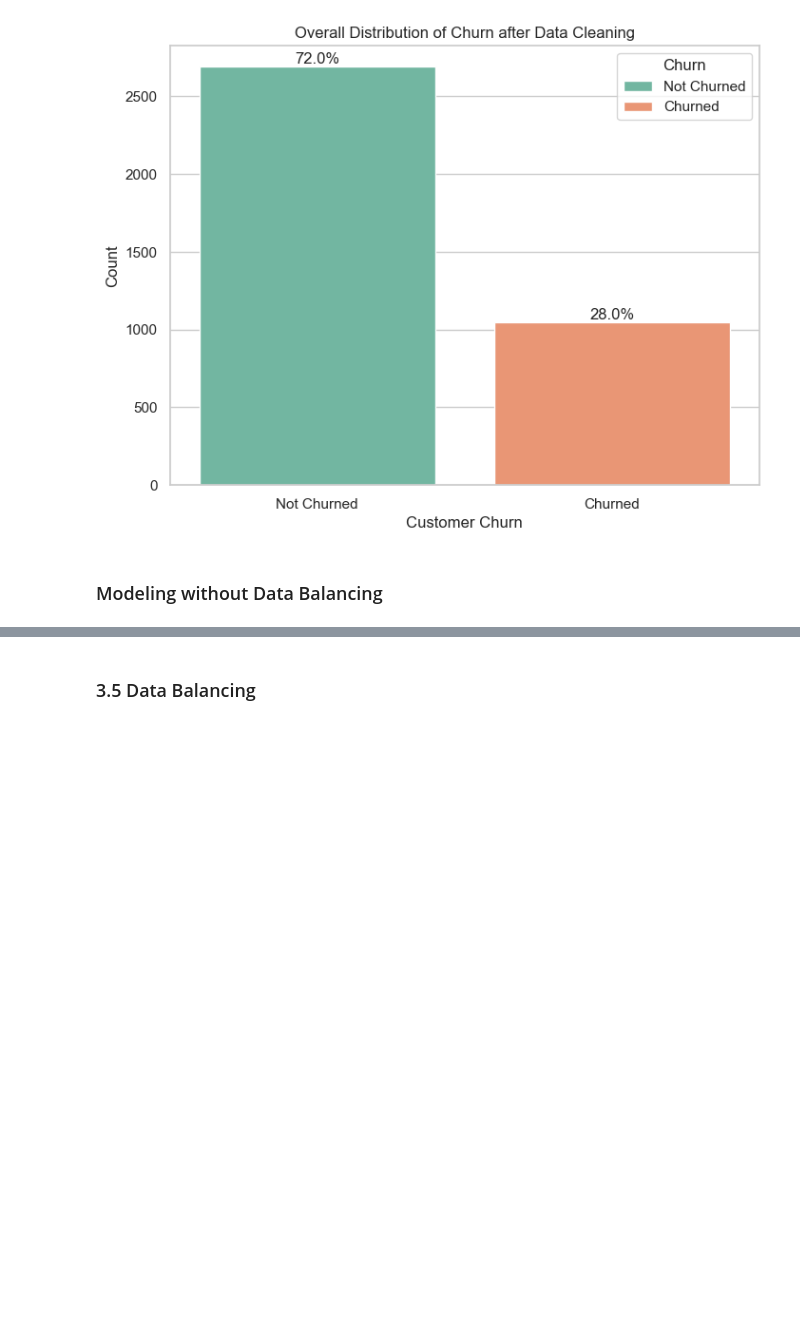
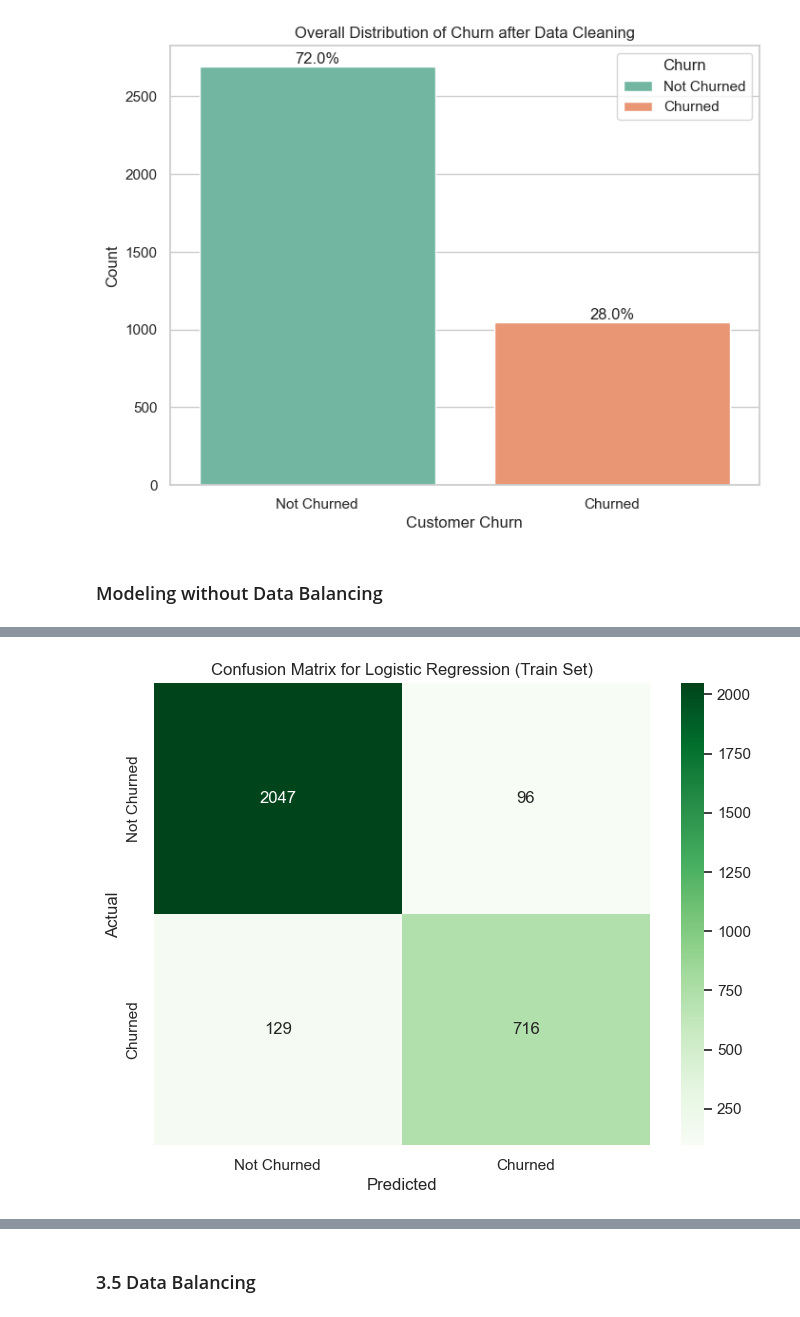
Before and after one commit to LEAN-96/Gym-Retention-Prediction, a Jupyter notebook: notebooks/gym_retention_prediction.ipynb, the cells around one changed output, grey strips where cells are left out. Saved outputs shown, nothing was run; the diff lists cells and outputs as text; code cells hidden in the pictures; blank space fills up the shorter version.

Commit message:
Updated Modeling
Added Cross-Validation Predict and changed displayed order results

```diff
--- a/notebooks/gym_retention_prediction.ipynb
+++ b/notebooks/gym_retention_prediction.ipynb
@@ -1118,0 +1003,15 @@ plt.show()
+# %%
+# Import train_test_split
+from sklearn.model_selection import train_test_split
+
+# Split the dataset without balancing
+X_train, X_test, y_train, y_test = train_test_split(X, y, test_size=0.2, random_state=42)
+# %%
+from sklearn.preprocessing import StandardScaler
+
+# Initialize StandardScaler
+scaler = StandardScaler()
+
+# Apply scaling
+X_train[numerical_features] = scaler.fit_transform(X_train[numerical_features])
+X_test[numerical_features] = scaler.transform(X_test[numerical_features])
@@ -1118,0 +1052,68 @@ plt.show()
+# %%
+# Initialize dictionaries
+cross_val_results = {}
+classification_reports = {}
+
+# Train and evaluate models using the pipelines
+for name, pipeline in pipelines.items():
+    print(f"Training {name}...")
+
+    # Fit the pipeline on training data
+    pipeline.fit(X_train, y_train)
+
+    # Predictions on training set
+    y_train_pred = pipeline.predict(X_train)
+
+    # Predictions on test set
+    y_test_pred = pipeline.predict(X_test)
+
+    # Classification report for training and test sets
+    print(f"\n{name} - Training Set Classification Report:")
+    print(classification_report(y_train, y_train_pred))
+
+    print(f"\n{name} - Test Set Classification Report:")
+    print(classification_report(y_test, y_test_pred))
+
+    # Cross-validation scores for training and test sets
+    y_train_cv_pred = cross_val_predict(pipeline, X_train, y_train, cv=5)
+    y_test_cv_pred = cross_val_predict(pipeline, X_test, y_test, cv=5)
+
+    cv_train_scores = cross_val_score(pipeline, X_train, y_train, cv=5)
+    cv_test_scores = cross_val_score(pipeline, X_test, y_test, cv=5)
+
+    cross_val_results[name] = {
+        'train': cv_train_scores,
+        'test': cv_test_scores
+    }
+
+    print(f"\n{name} - Cross-Validation Accuracy (Training Set): {cv_train_scores.mean():.2f}")
+    print(f"{name} - Cross-Validation Accuracy (Test Set): {cv_test_scores.mean():.2f}")
+
+    # Confusion matrix visualization for training set
+    cm_train = confusion_matrix(y_train, y_train_pred)
+    plt.figure(figsize=(8, 6))
+    sns.heatmap(cm_train, annot=True, fmt='d', cmap='Greens', xticklabels=['Not Churned', 'Churned'], yticklabels=['Not Churned', 'Churned'])
+    plt.title(f"Confusion Matrix for {name} (Train Set)")
+    plt.xlabel('Predicted')
+    plt.ylabel('Actual')
+    plt.show()
+
+    # Confusion matrix visualization for test set
+    cm_test = confusion_matrix(y_test, y_test_pred)
+    plt.figure(figsize=(8, 6))
+    sns.heatmap(cm_test, annot=True, fmt='d', cmap='Blues', xticklabels=['Not Churned', 'Churned'], yticklabels=['Not Churned', 'Churned'])
+    plt.title(f"Confusion Matrix for {name} (Test Set)")
+    plt.xlabel('Predicted')
+    plt.ylabel('Actual')
+    plt.show()
+
+    # Feature importance for tree-based models (if applicable)
+    if hasattr(pipeline.named_steps['model'], 'feature_importances_'):
+        feature_importance = pipeline.named_steps['model'].feature_importances_
+        sorted_idx = feature_importance.argsort()
+        plt.figure(figsize=(10, 6))
+        plt.barh([X.columns[i] for i in sorted_idx], feature_importance[sorted_idx])
+        plt.xlabel("Feature Importance")
+        plt.title(f"Feature Importance for {name}")
+        plt.show()
+# %% [output]
@@ -1118,0 +1137 @@ plt.show()
+[figure, added]
```
Also changed, not shown: parts of 15 cells of this notebook.
